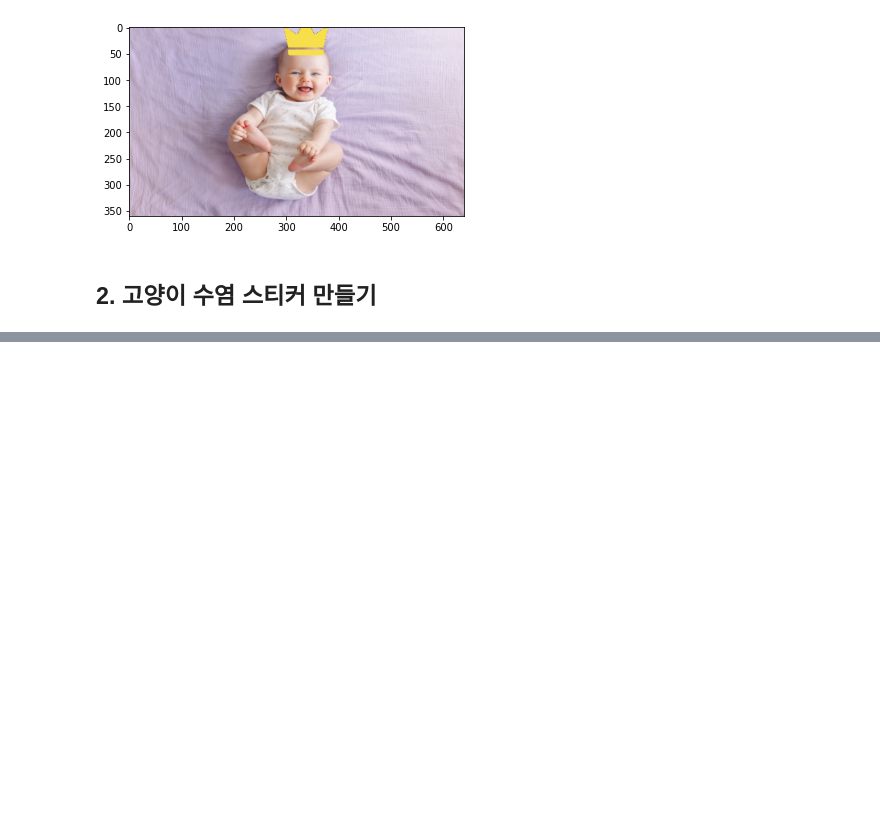
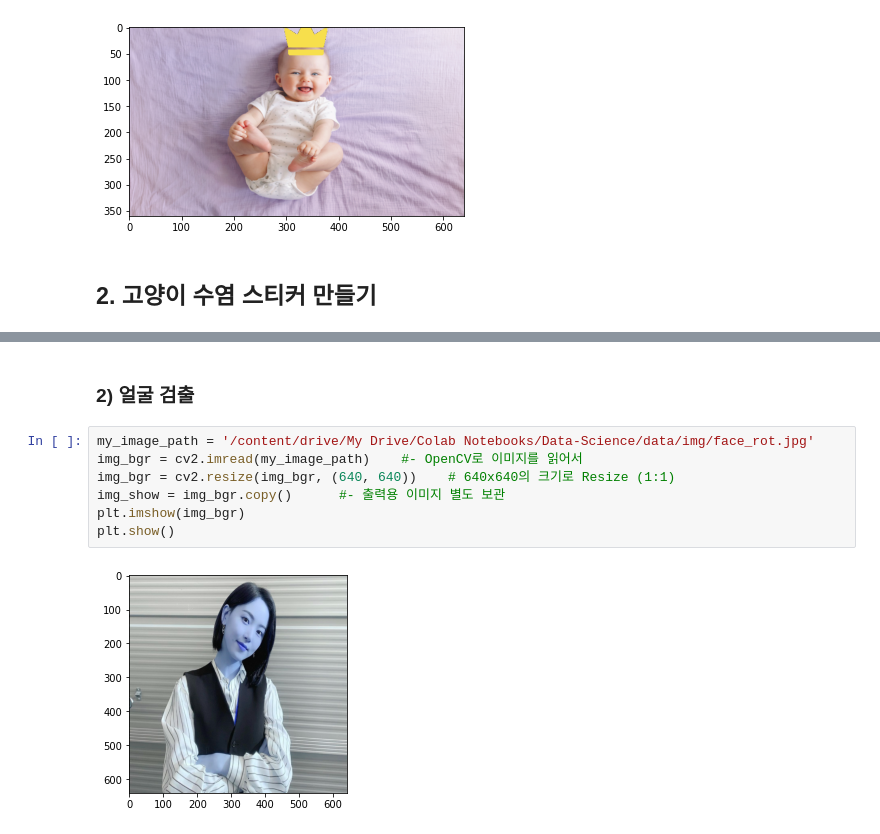
Before and after one commit to kimyeondu/Data-Science, a Jupyter notebook: Exploration/Make_Camera_Sticker_App.ipynb, the cells around one changed output, grey strips where cells are left out. Saved outputs shown, nothing was run; the diff lists cells and outputs as text; blank space fills up the shorter version.

```diff
--- a/Exploration/Make_Camera_Sticker_App.ipynb
+++ b/Exploration/Make_Camera_Sticker_App.ipynb
@@ -293,0 +305,11 @@ plt.show()
+# %% [markdown]
+### 2) 얼굴 검출
+# %%
+my_image_path = '/content/drive/My Drive/Colab Notebooks/Data-Science/data/img/face_rot.jpg'
+img_bgr = cv2.imread(my_image_path)    #- OpenCV로 이미지를 읽어서
+img_bgr = cv2.resize(img_bgr, (640, 640))    # 640x640의 크기로 Resize (1:1)
+img_show = img_bgr.copy()      #- 출력용 이미지 별도 보관
+plt.imshow(img_bgr)
+plt.show()
+# %% [output]
+[figure, added]
```
Also changed, not shown: parts of 27 cells of this notebook, 3 other files.
